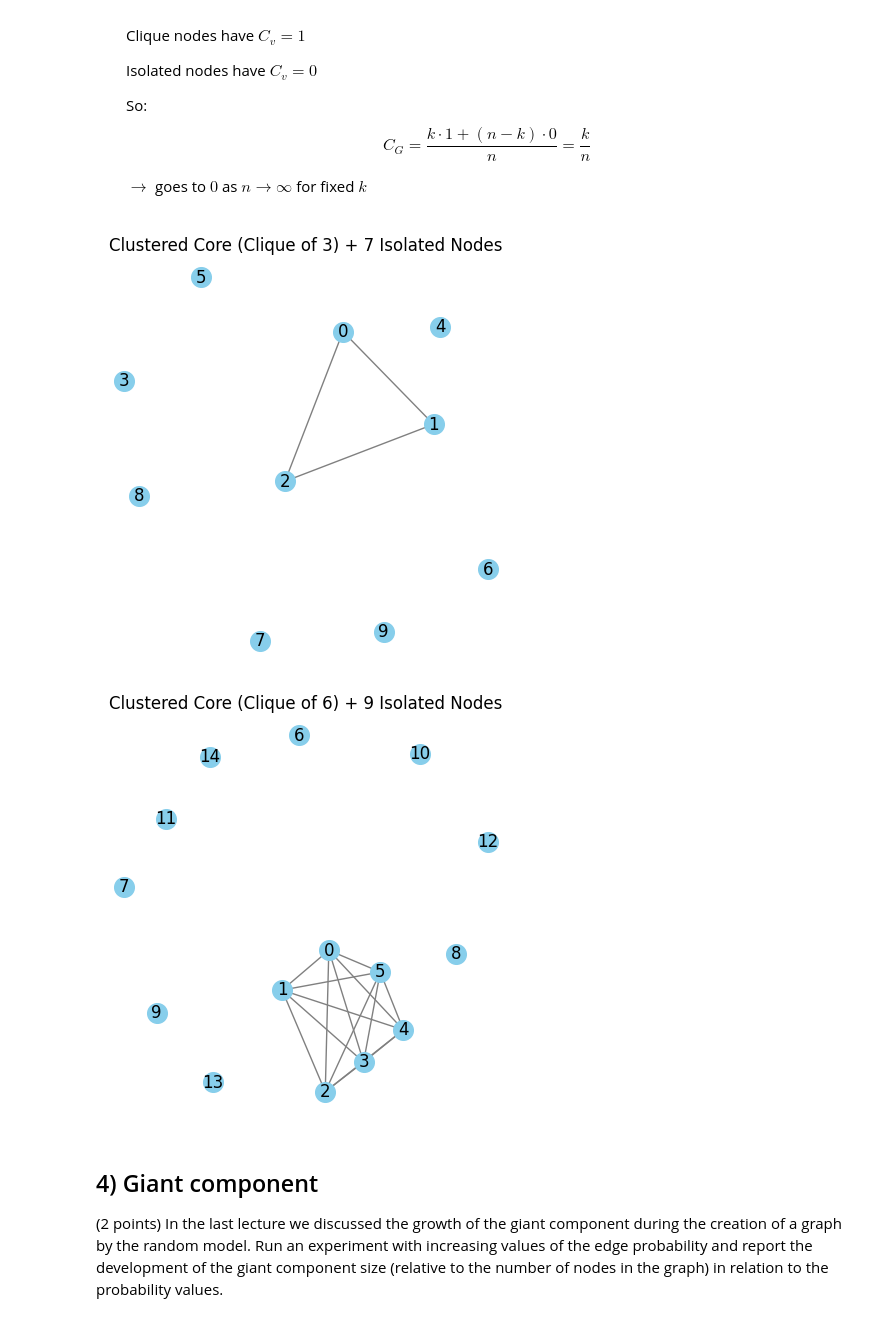
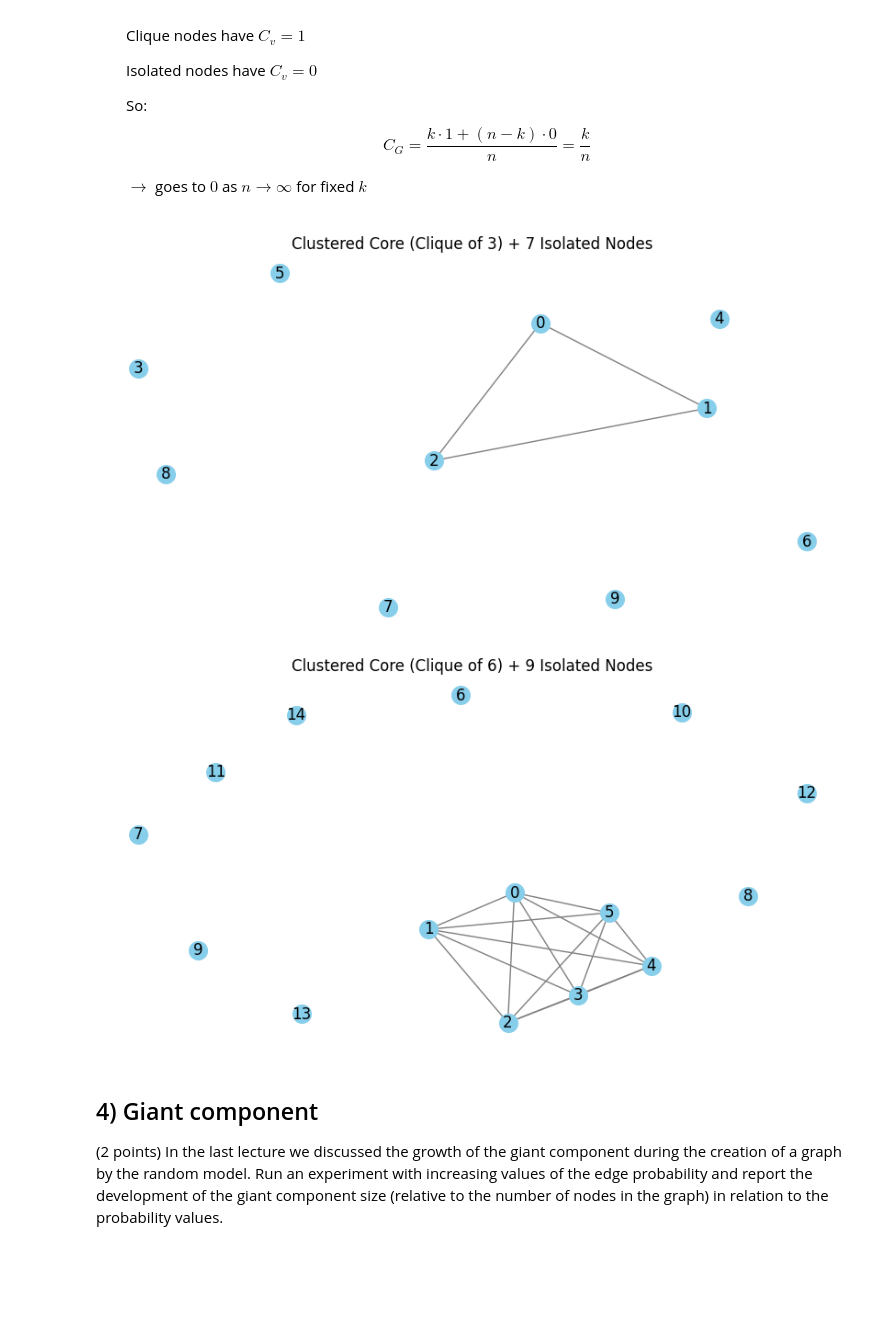
Before and after one commit to flupppi/networks, a Jupyter notebook: nbs/05_network_analysis.ipynb, the cells around one changed output. Saved outputs shown, nothing was run; the diff lists cells and outputs as text; code cells hidden in the pictures; blank space fills up the shorter version.

```diff
--- a/nbs/05_network_analysis.ipynb
+++ b/nbs/05_network_analysis.ipynb
@@ -409,23 +425,25 @@ def clustered_core_with_isolates(n=10, k=3):
 G = clustered_core_with_isolates(n=10, k=3)
 G1= clustered_core_with_isolates(n=15, k=6)
 # %%
+#|echo: false
 # Plot
-plt.figure(figsize=(4, 4))
+plt.figure(figsize=(8, 4))
 pos = nx.spring_layout(G, k=1.5, seed=42)
 nx.draw(G, pos, with_labels=True, node_color='skyblue', node_size=200, edge_color='gray')
 plt.title("Clustered Core (Clique of 3) + 7 Isolated Nodes")
 plt.show()
 # %% [output]
-[figure, old version]
+[figure, new version]
 # %%
+#|echo: false
 # Plot
-plt.figure(figsize=(4, 4))
+plt.figure(figsize=(8, 4))
 pos = nx.spring_layout(G1, k=1.5,seed=1)
 nx.draw(G1, pos, with_labels=True, node_color='skyblue', node_size=200, edge_color='gray')
 plt.title("Clustered Core (Clique of 6) + 9 Isolated Nodes")
 plt.show()
 # %% [output]
-[figure, old version]
+[figure, new version]
 # %% [markdown]
 ## 4)  Giant component
 (2 points) In the last lecture we discussed the growth of the giant component during
```
Also changed, not shown: parts of 32 cells of this notebook, 3 other files.
